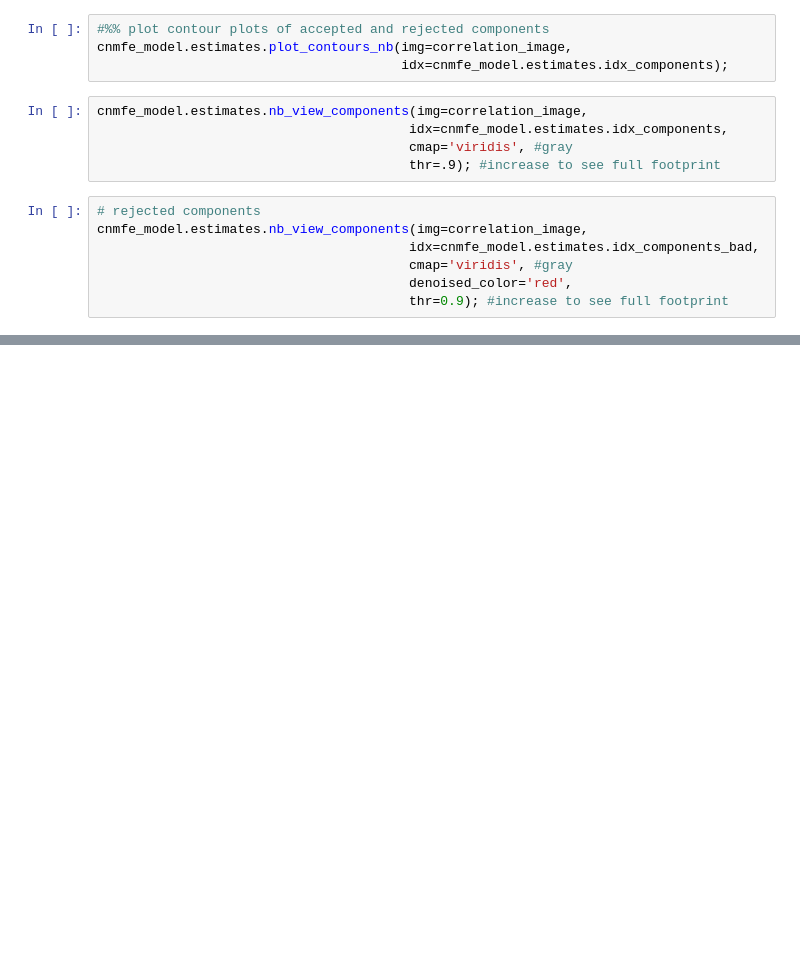
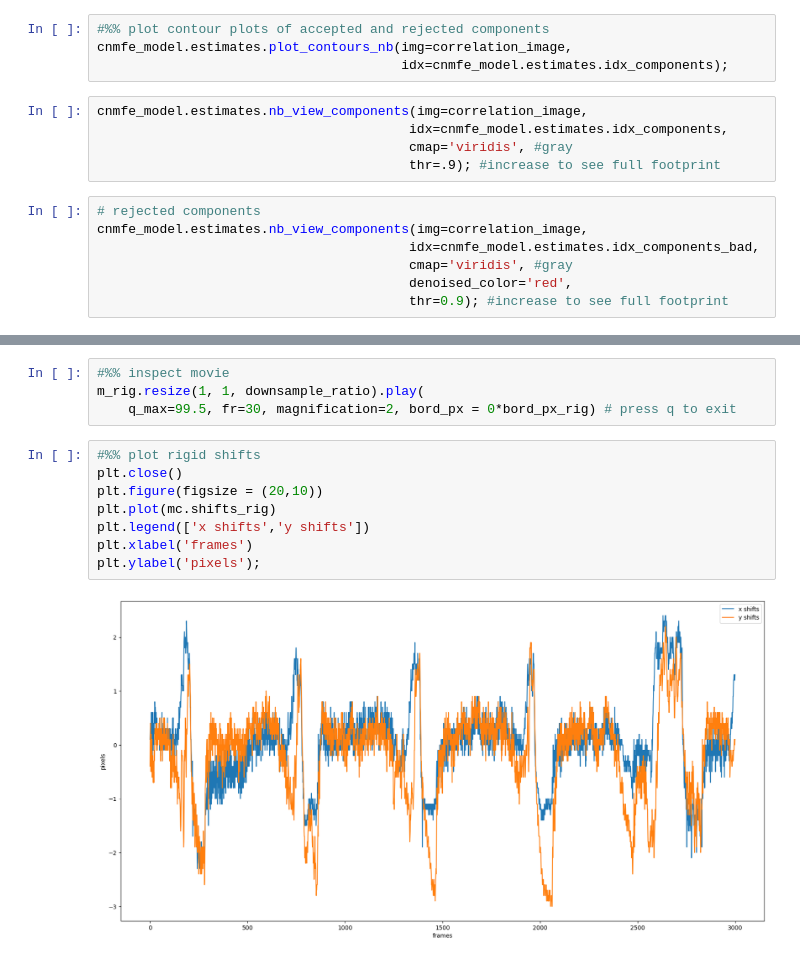
Before and after one commit to ecresp1el/calcium_imaging_pipeline_umich, a Jupyter notebook: scripts/movement_correction_pipeline_test.ipynb, the cells around one changed output, grey strips where cells are left out. Saved outputs shown, nothing was run; the diff lists cells and outputs as text; blank space fills up the shorter version.

```diff
--- a/scripts/movement_correction_pipeline_test.ipynb
+++ b/scripts/movement_correction_pipeline_test.ipynb
@@ -771,0 +793,14 @@ cnmfe_model.estimates.nb_view_components(img=correlation_image,
+# %%
+#%% inspect movie
+m_rig.resize(1, 1, downsample_ratio).play(
+    q_max=99.5, fr=30, magnification=2, bord_px = 0*bord_px_rig) # press q to exit
+# %%
+#%% plot rigid shifts
+plt.close()
+plt.figure(figsize = (20,10))
+plt.plot(mc.shifts_rig)
+plt.legend(['x shifts','y shifts'])
+plt.xlabel('frames')
+plt.ylabel('pixels');
+# %% [output]
+[figure, added]
```
Also changed, not shown: parts of 54 cells of this notebook.
